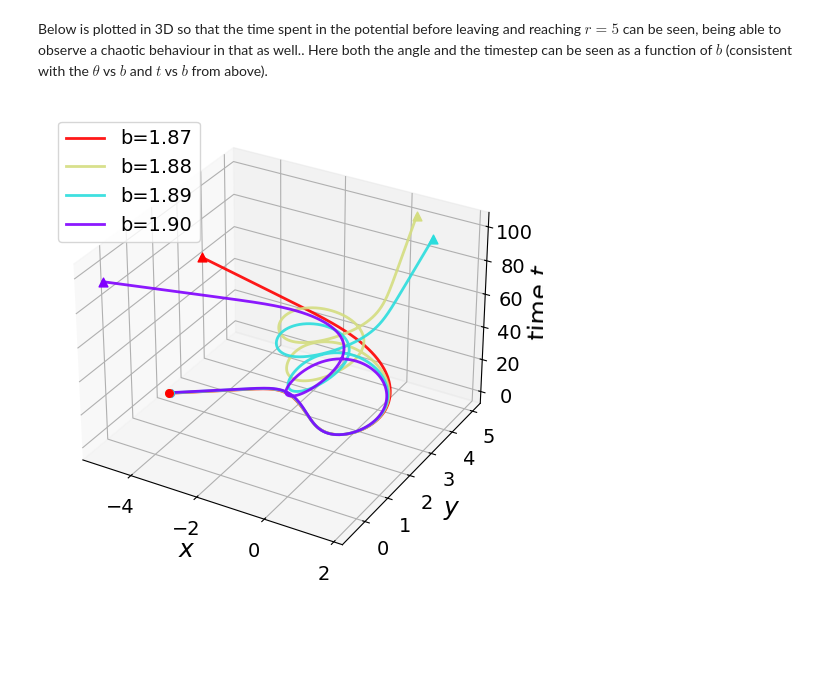
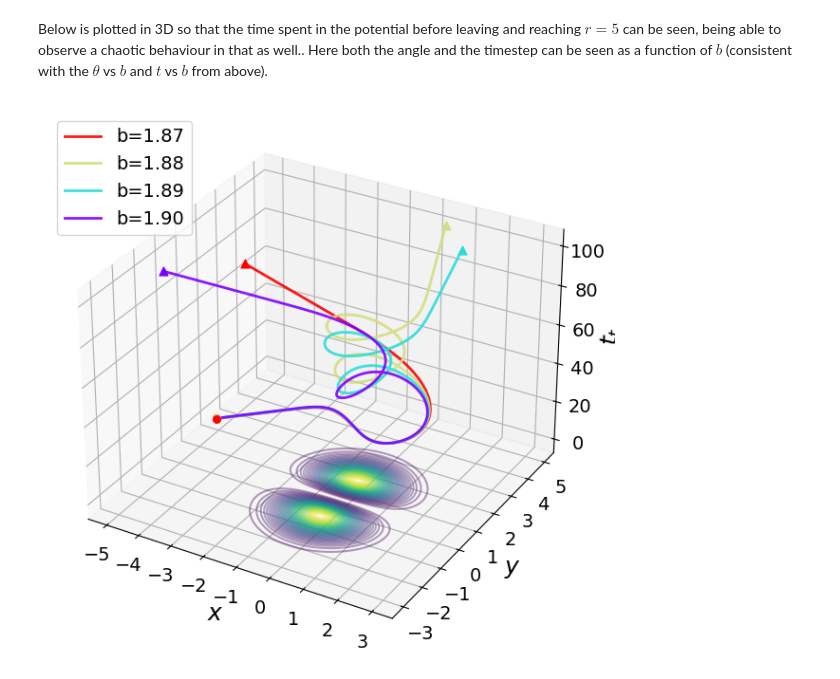
Before and after one commit to javirgv/Computational-Scattering-Experiment, a Jupyter notebook: JaviRoca_ComputationalScattering.ipynb, the cells around one changed output. Drawn from its saved outputs; the diff is of its cells as text; code cells hidden in the pictures; blank space fills up the shorter version.

```diff
--- a/JaviRoca_ComputationalScattering.ipynb
+++ b/JaviRoca_ComputationalScattering.ipynb
@@ -155,24 +159,28 @@ for E, color in zip(E_values, colors):
     print(f"E={E}: transit time={transit_time:.2f} dimensionless units of time\n      scattering angle={np.degrees(scattering_angle):.2f}º\n")
 
     # Plot scattering
-    plt.plot(data[:,0], data[:,1], color=color, zorder=1, linewidth=2, label=f'E={E}')
-    plt.scatter(data[0,0], data[0,1], color=color)
-    plt.arrow(data[-1,0], data[-1,1], 0.001*data[-1,2], 0.001*data[-1,3], head_width=0.15, head_length=0.3, color=color)
+    plt.plot(data[:,0], data[:,1], color=color, zorder=1, linewidth=4, label=f'E={E}')
+    plt.scatter(data[0,0], data[0,1], color=color, s=150)
+    plt.arrow(data[-1,0], data[-1,1], 0.001*data[-1,2], 0.001*data[-1,3], head_width=0.25, head_length=0.4, color=color)
 
-circle = plt.Circle((0,0), 5, fill=False, color='k', linestyle='--', linewidth=1.5, alpha=0.5, zorder=0, label='r=5')
+circle = plt.Circle((0,0), 5, fill=False, color='k', linestyle='--', linewidth=2.5, alpha=0.5, zorder=0, label='r=5')
 plt.gca().add_artist(circle)
 plt.xlabel('$x$')
 plt.ylabel('$y$')
 plt.xlim(-5.3,5.3)
 plt.ylim(-0.3,5.3)
 plt.legend(loc='lower right')
+plt.grid(alpha=0.5)
+plt.savefig("E_values.jpg", dpi=300, bbox_inches='tight')
 plt.show()
 
 # Plot the accuracy of the solution
-plt.loglog(E_values, energy_errors, marker='o')
+plt.figure(figsize=(10,6))
+plt.loglog(E_values, energy_errors, 'o--', ms=10)
 plt.xlabel('$E$')
 plt.ylabel('relative energy deviation')
 plt.grid()
+plt.savefig("accuracy_solution_E.jpg", dpi=300, bbox_inches='tight')
 plt.show()
 # %% [output]
 E=0.2: transit time=12.82 dimensionless units of time
@@ -217,11 +225,11 @@ for b, color in zip(b_values, colors):
     print(f"b={b}: transit time={transit_time:.2f} dimensionless units of time\n     scattering angle={np.degrees(scattering_angle):.2f}º\n")
 
     # Plot scattering
-    plt.plot(data[:,0], data[:,1], color=color, zorder=1, linewidth=2, label=f'b={b}')
-    plt.scatter(data[0,0], data[0,1], color=color)
-    plt.arrow(data[-1,0], data[-1,1], 0.001*data[-1,2], 0.001*data[-1,3], head_width=0.15, head_length=0.3, color=color)
+    plt.plot(data[:,0], data[:,1], color=color, zorder=1, linewidth=4, label=f'b={b}')
+    plt.scatter(data[0,0], data[0,1], color=color, s=150)
+    plt.arrow(data[-1,0], data[-1,1], 0.001*data[-1,2], 0.001*data[-1,3], head_width=0.25, head_length=0.4, color=color)
 
-circle = plt.Circle((0,0), 5, fill=False, color='k', linestyle='--', linewidth=1.5, alpha=0.5, zorder=0, label='r=5')
+circle = plt.Circle((0,0), 5, fill=False, color='k', linestyle='--', linewidth=2.5, alpha=0.5, zorder=0, label='r=5')
 plt.gca().add_artist(circle)
 plt.xlabel('$x$')
 plt.ylabel('$y$')
@@ -229,13 +237,16 @@ plt.xlim(-5.3,5.3)
 plt.ylim(-0.3,5.3)
 #plt.legend(loc='lower left')
 plt.grid(alpha=0.5)
+plt.savefig("b_values.jpg", dpi=300, bbox_inches='tight')
 plt.show()
 
 # Plot the accuracy of the solution
-plt.semilogy(b_values, energy_errors, marker='o')
+plt.figure(figsize=(10,6))
+plt.semilogy(b_values, energy_errors, 'o--', ms=10)
 plt.xlabel('$b$')
 plt.ylabel('relative energy deviation')
 plt.grid()
+plt.savefig("accuracy_solution_b.jpg", dpi=300, bbox_inches='tight')
 plt.show()
 # %% [output]
 b=0.5: transit time=3.10 dimensionless units of time
@@ -507,15 +522,21 @@ for color, b in zip(colors, b_values):
     # Initialize and record the data using RK4
     data = RK4(state, chaotic_acceleration, rmax=5)
 
+    # Calculate transit time and scatttering angle
+    transit_time = len(data) * h
+    scattering_angle = np.arctan2(data[-1,3], data[-1,2])   # np.arctan() does element-wise, np.arctan2() not
+    print(f"b={b:.2f}: transit time={transit_time:.2f} dimensionless units of time\n     scattering angle={np.degrees(scattering_angle):.2f}º\n")
+
     # Plot
     plt.plot(data[:,0], data[:,1], color=color, linewidth=2, alpha=0.8, label=f'b={b:.2f}')
     plt.scatter(data[0,0], data[0,1], color=color, alpha=0.8, zorder=2)
     plt.arrow(data[-1,0], data[-1,1], 1e-3*data[-1,2], 1e-3*data[-1,3], head_width=0.15, head_length=0.3, color=color, alpha=0.8)
 
 # PLot contour
-plt.contour(X,Y,Z,levels=50, zorder=0, alpha=0.5, cmap='Greys_r')
+plt.contour(X,Y,Z,levels=50, zorder=0, alpha=0.4, cmap='Greys_r')
 plt.colorbar(label='$V(x,y)$')
 plt.legend()
-plt.grid()
+plt.grid(alpha=0.5)
+plt.savefig("final2d.jpg", dpi=300, bbox_inches='tight')
 plt.show()
 # %% [output]
@@ -525,28 +557,31 @@ Below is plotted in 3D so that the time spent in the potential before leaving an
 # %%
 # Set initial conditions
 E, h = 0.01, 0.01
 
 # Iterate through different values of b
 b_values = [1.87, 1.88, 1.89, 1.90]
 colors = plt.cm.rainbow(np.linspace(1, 0, len(b_values)))
 
 fig = plt.figure(figsize=(8, 6))
 ax = fig.add_subplot(111, projection='3d')
 
 for color, b in zip(colors, b_values):
     state = np.array([-5, b, np.sqrt(2*E), 0])
 
     # Initialize and record the data using RK4
     data = RK4(state, chaotic_acceleration, rmax=5)
     t = np.arange(len(data))*h   # time as the z coordinate
 
     # Plot 3D trajectory
     ax.plot3D(data[:,0], data[:,1], t, color=color, linewidth=2, alpha=0.9, label=f"b={b:.2f}")
     ax.scatter(data[0,0], data[0,1], t[0], color=color, marker='o', s=30)
     ax.scatter(data[-1,0], data[-1,1], t[-1], color=color, marker='^', s=40)
 
-ax.set_xlabel('$x$'); ax.set_ylabel('$y$'); ax.set_zlabel('time $t$')
+ax.contour(X,Y,Z,levels=50, zorder=0, alpha=0.4)
+ax.set_xlabel('$x$'); ax.set_ylabel('$y$'); ax.set_zlabel('$t_t$')
 ax.legend()
+plt.tight_layout()
+plt.savefig('final3d.jpg', dpi=300, bbox_inches='tight', pad_inches=0.3)
 plt.show()
 # %% [output]
-[figure, old version]
+[figure, new version]
```
Also changed, not shown: parts of 8 cells of this notebook, 16 other files.
